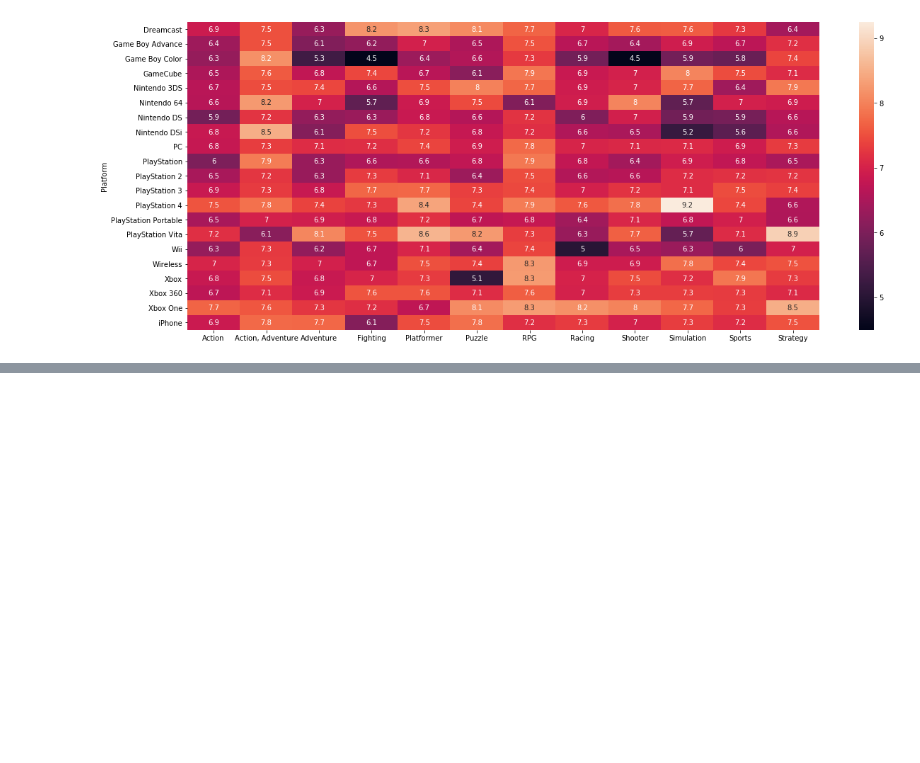
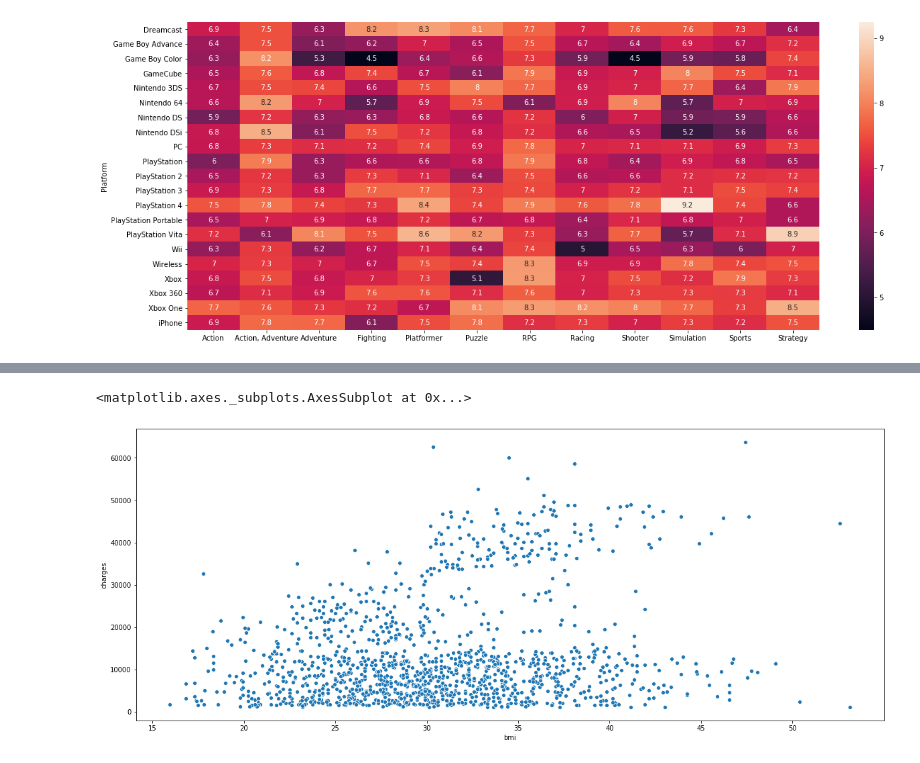
Before and after one commit to SB-Jr/tldr_plotting, a Jupyter notebook: Seaborn.ipynb, the cells around one changed output, grey strips where cells are left out. Drawn from its saved outputs; the diff is of its cells as text; code cells hidden in the pictures; blank space fills up the shorter version.

Commit message:
Added scatter plot, reg plot, lm plot and swarm plot

```diff
--- a/Seaborn.ipynb
+++ b/Seaborn.ipynb
@@ -110,0 +120,3 @@ sns.heatmap(data=ign_df, annot=True)
+# %%
+insurance_df = pd.read_csv(insurance_data_path)
+insurance_df.head()
@@ -110,0 +130,6 @@ sns.heatmap(data=ign_df, annot=True)
+# %%
+plt.figure(figsize=(20,8))
+sns.scatterplot(x = insurance_df['bmi'], y = insurance_df['charges'])
+# %% [output]
+<matplotlib.axes._subplots.AxesSubplot at 0x...>
+[figure, added]
```
Also changed, not shown: parts of 28 cells of this notebook, 1 other file.
